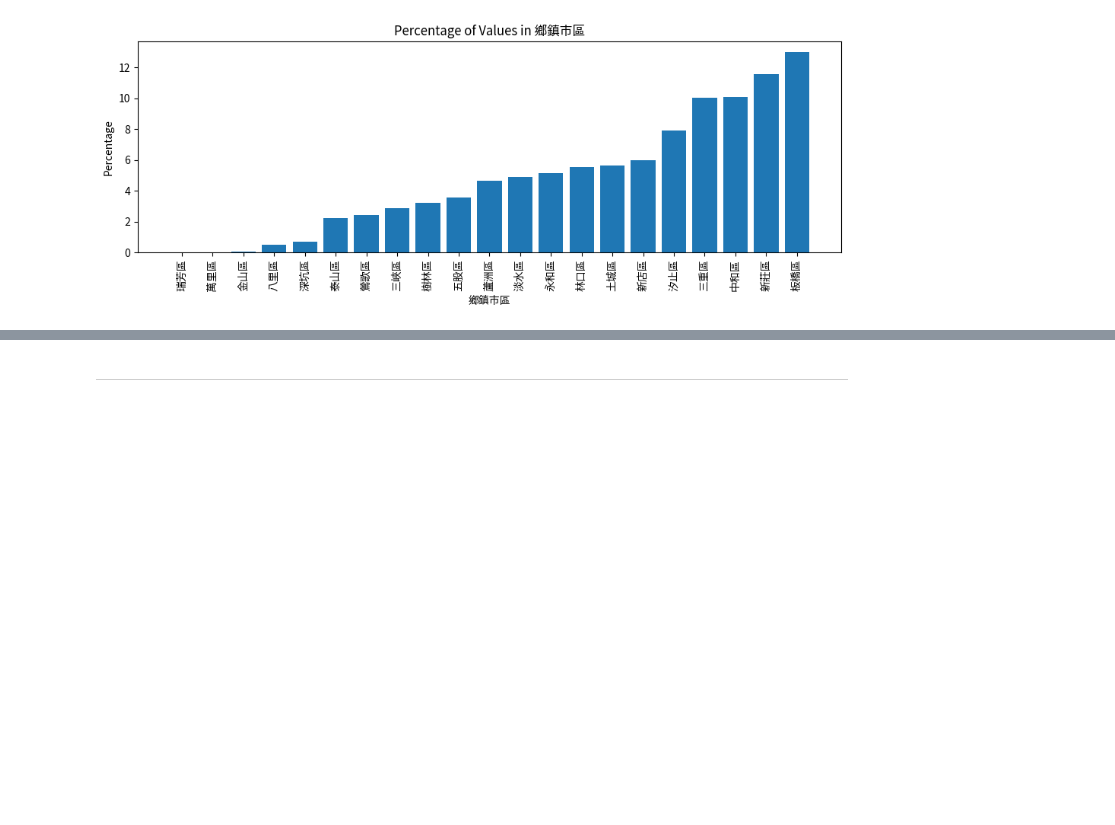
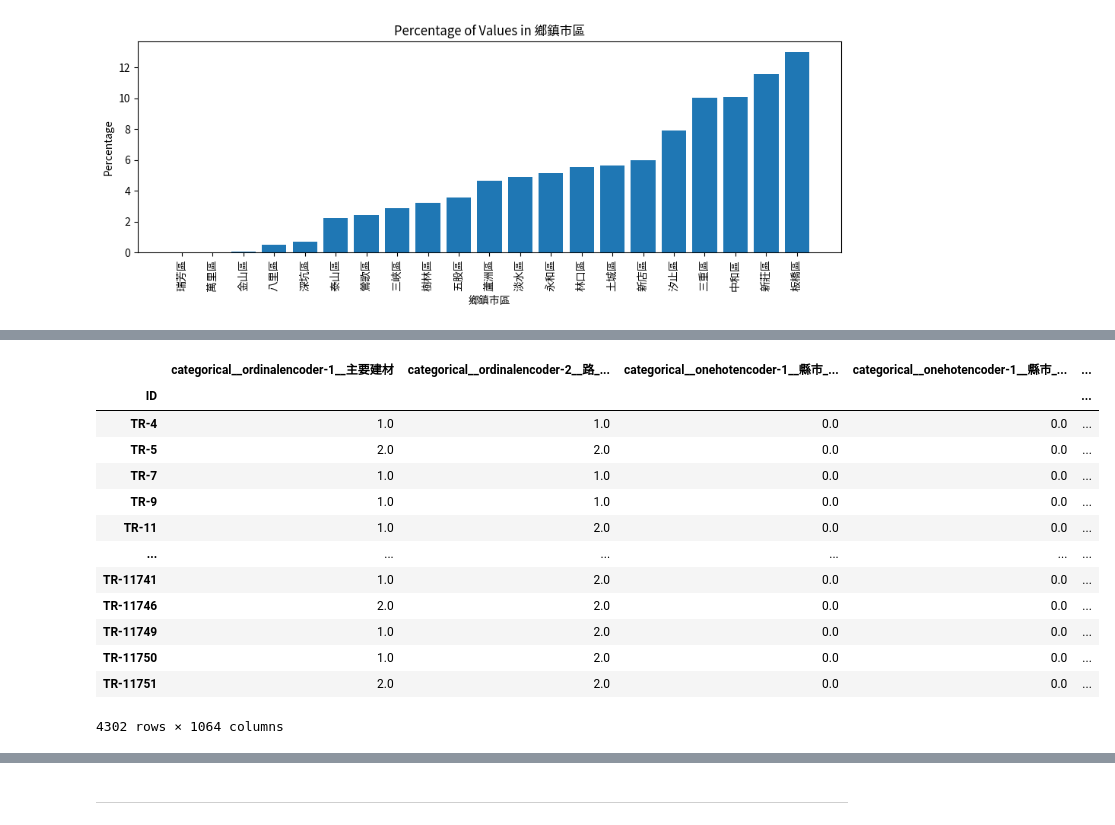
Before and after one commit to BluedreamV1B3/Taiwan-House-Price-Prediction-Competition, a Jupyter notebook: House Price Prediction Competition.ipynb, the cells around one changed output, grey strips where cells are left out. Cells and saved outputs as stored; diff of their text form; code cells hidden in the pictures; blank space fills up the shorter version.

```diff
--- a/House Price Prediction Competition.ipynb
+++ b/House Price Prediction Competition.ipynb
@@ -3128,0 +3511,18 @@ dtype: int64
+# %%
+
+stationlevel_imputer.set_output(transform='pandas')
+num_data_after_station_imputer_新北市 = stationlevel_imputer.fit_transform(X_train_copy_新北市)
+
+fill_zero_imputer.set_output(transform='pandas')
+num_data_after_all_imputer_新北市 =  fill_zero_imputer.fit_transform(num_data_after_station_imputer_新北市)
+
+check_left_missing_新北市 = num_data_after_all_imputer_新北市.isna().sum()
+
+# Filter columns with missing values
+check_left_missing_新北市 = check_left_missing_新北市[check_left_missing_新北市 > 0]
+
+# Print the columns with missing values
+print(check_left_missing_新北市)
+
+
+num_data_after_all_imputer_新北市 = num_data_after_all_imputer_新北市.apply(pd.to_numeric, errors='coerce')
@@ -3129,11 +3536,14 @@ dtype: int64
 # %%
 preprocessing_新北市 = ColumnTransformer(
     transformers=[
-        ("categorical", cat_transformer_新北市, cat_cols_新北市),
-        ("geo", ClusterSimilarity(n_clusters=10, gamma=1., random_state=42), ["lat", "long"]), #This is another feature generation
-        ('stationlevel_imputer', stationlevel_imputer, ["車站級別"]),
-        ('fill_zero_imputer', fill_zero_imputer, to_fill_zero_column_新北市),
-        ('grouping_imputer', grouping_imputer_新北市, grouping_input_column_新北市),
+    ("categorical", cat_transformer_新北市, cat_cols_新北市),
+    ("geo", ClusterSimilarity(n_clusters=10, gamma=1., random_state=42), ["lat", "long"]), #This is another feature generation
+    ('stationlevel_imputer', stationlevel_imputer, ["車站級別"]),
+    ('fill_zero_imputer', fill_zero_imputer, to_fill_zero_column_新北市),
+        #('ii_imputer', ii_imputer,  ii_column_新北市),
+    #('grouping_imputer', grouping_imputer_新北市, grouping_input_column_新北市),
     ],
-      remainder="passthrough")
-preprocessed_新北市 = preprocessing_新北市.fit_transform(X_train_copy_新北市)
+      remainder="passthrough",
+      verbose_feature_names_out=True)
+
+preprocessing_新北市.set_output(transform='pandas')
@@ -3154,0 +3568,24 @@ pipeline_test_rf_新北市 = TransformedTargetRegressor(regressor=pipeline_test_
+# %%
+preprocessed_新北市 = preprocessing_新北市.fit_transform(X_train_copy_新北市)
+
+data_train_preprocessed_新北市= pd.DataFrame(
+    preprocessed_新北市,
+    columns=preprocessing_新北市.get_feature_names_out()
+)
+
+data_train_preprocessed_新北市
+# %% [output]
+|  | categorical__ordinalencoder-1__主要建材 | categorical__ordinalencoder-2__路_... | categorical__onehotencoder-1__縣市_... | categorical__onehotencoder-1__縣市_... | ... |
+| ID |  |  |  |  | ... |
+| TR-4 | 1.0 | 1.0 | 0.0 | 0.0 | ... |
+| TR-5 | 2.0 | 2.0 | 0.0 | 0.0 | ... |
+| TR-7 | 1.0 | 1.0 | 0.0 | 0.0 | ... |
+| TR-9 | 1.0 | 1.0 | 0.0 | 0.0 | ... |
+| TR-11 | 1.0 | 2.0 | 0.0 | 0.0 | ... |
+| ... | ... | ... | ... | ... | ... |
+| TR-11741 | 1.0 | 2.0 | 0.0 | 0.0 | ... |
+| TR-11746 | 2.0 | 2.0 | 0.0 | 0.0 | ... |
+| TR-11749 | 1.0 | 2.0 | 0.0 | 0.0 | ... |
+| TR-11750 | 1.0 | 2.0 | 0.0 | 0.0 | ... |
+| TR-11751 | 2.0 | 2.0 | 0.0 | 0.0 | ... |
+4302 rows × 1064 columns
```
Also changed, not shown: parts of 204 cells of this notebook, 1 other file.
